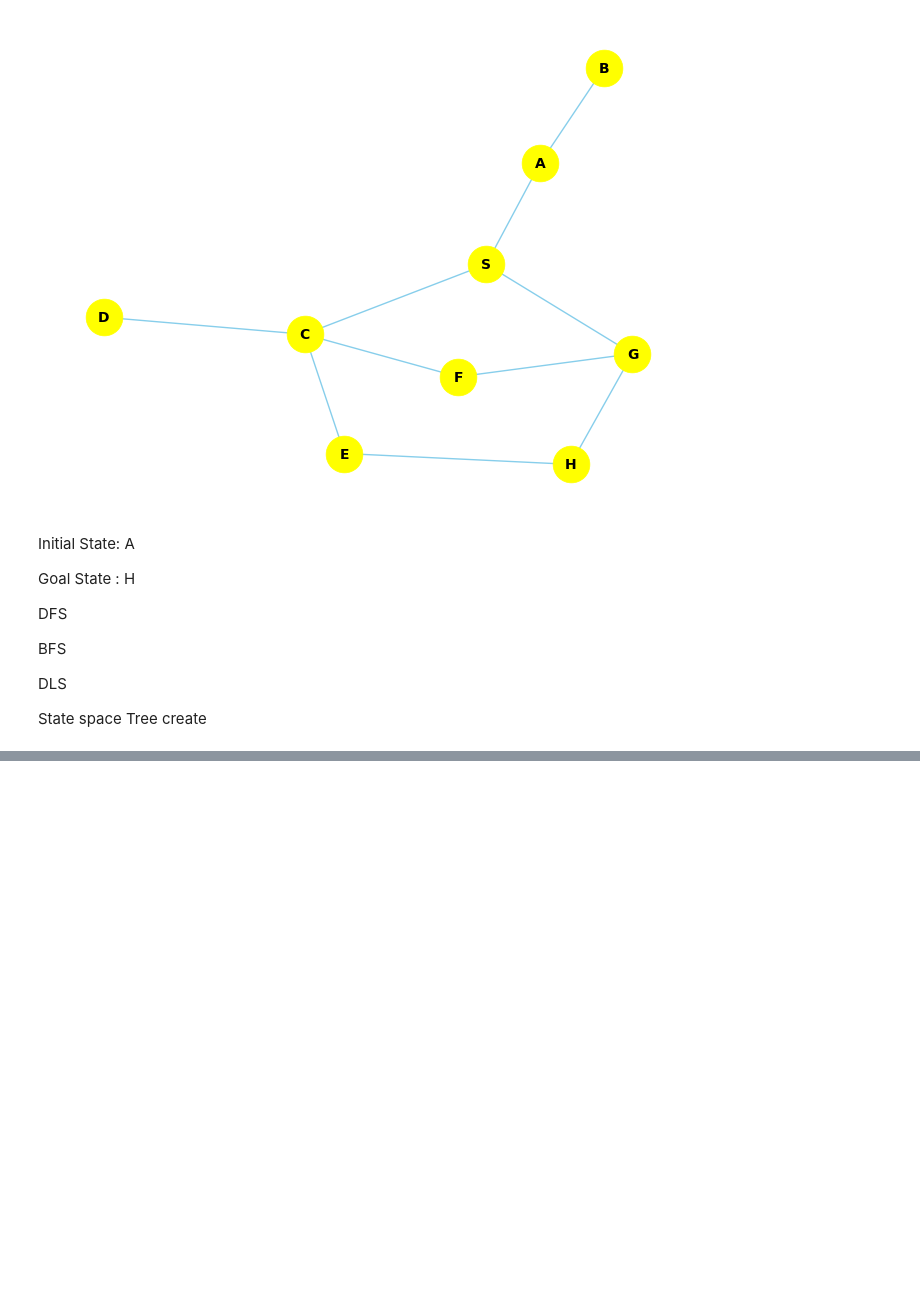
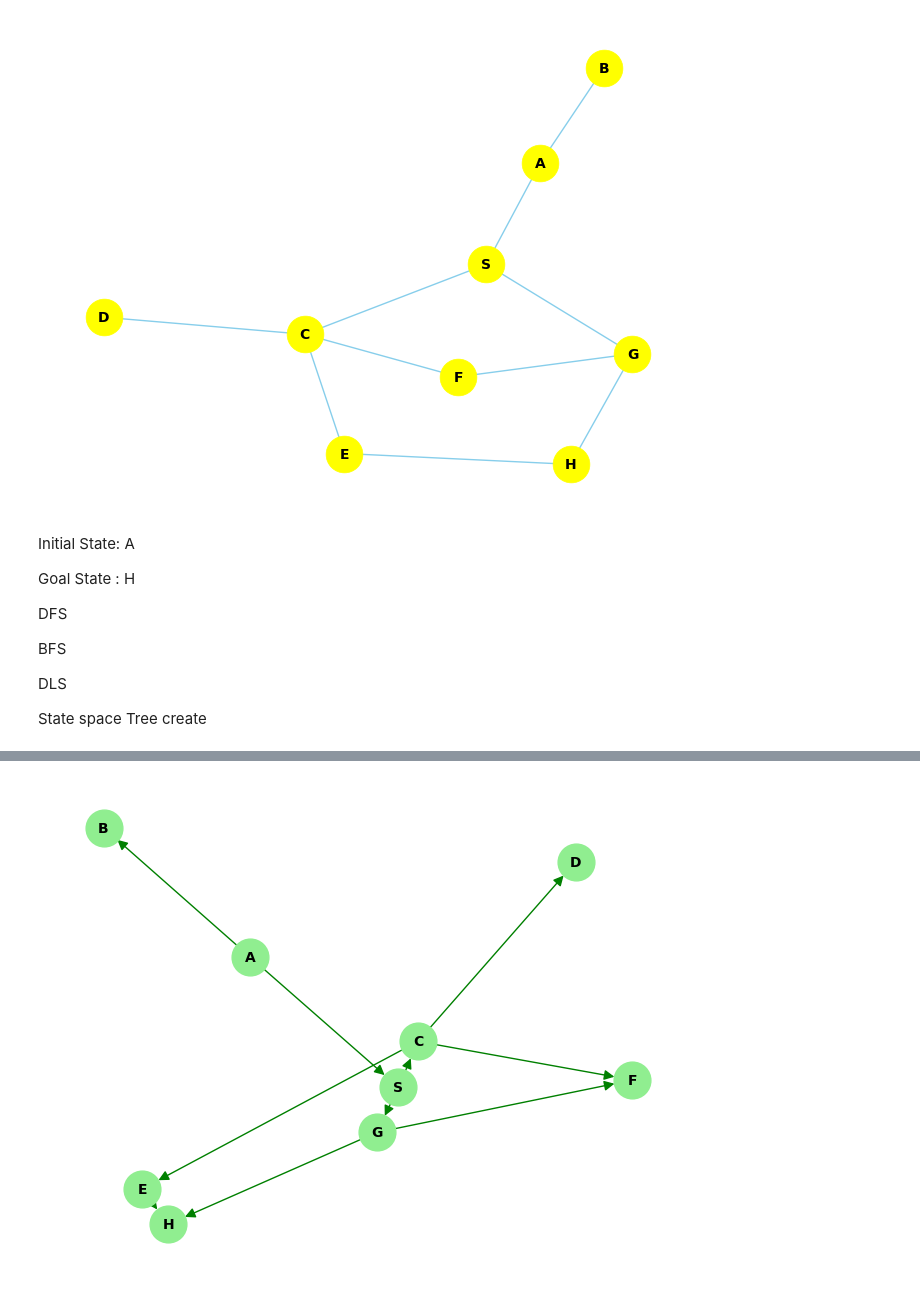
Before and after one commit to Giriiri-g/semester-3, a Jupyter notebook: FUNDAI materials 201/lab2.ipynb, the cells around one changed output, grey strips where cells are left out. Drawn from its saved outputs; the diff is of its cells as text; code cells hidden in the pictures; blank space fills up the shorter version.

```diff
--- a/FUNDAI materials 201/lab2.ipynb
+++ b/FUNDAI materials 201/lab2.ipynb
@@ -46,0 +99,41 @@ node_count
+# %%
+import networkx as nx
+import matplotlib.pyplot as plt
+
+def sstcreate(G, source):
+    # Create an empty directed graph for the state space tree
+    sst = nx.DiGraph()
+
+    # Create a queue for BFS traversal, where each element is a tuple (node, parent)
+    queue = [(source, None)]
+
+    while queue:
+        current_node, parent = queue.pop(0)
+
+        # Add the node to the state space tree
+        sst.add_node(current_node)
+
+        # If there is a parent, add an edge from the parent to the current node
+        if parent is not None:
+            sst.add_edge(parent, current_node)
+
+        # Explore all neighbors of the current node
+        for neighbor in G.neighbors(current_node):
+            if neighbor not in sst.nodes:
+                # Add the neighbor to the queue with the current node as the parent
+                queue.append((neighbor, current_node))
+
+    # Draw the state space tree
+    nx.draw(sst, with_labels=True, font_weight='bold', node_size=700, node_color='lightgreen',
+            font_color='black', font_size=10, edge_color='green', linewidths=1, arrowsize=15)
+
+    plt.show()
+
+# Example usage
+G = nx.Graph()
+G.add_edges_from([('A', 'B'), ('A', 'S'), ('S', 'C'), ('S', 'G'), ('C', 'F'), ('C', 'D'), ('C', 'E'),
+                  ('G', 'F'), ('G', 'H'), ('H', 'E')])
+
+sstcreate(G, 'A')
+# %% [output]
+[figure, added]
```
Also changed, not shown: parts of 9 cells of this notebook.
